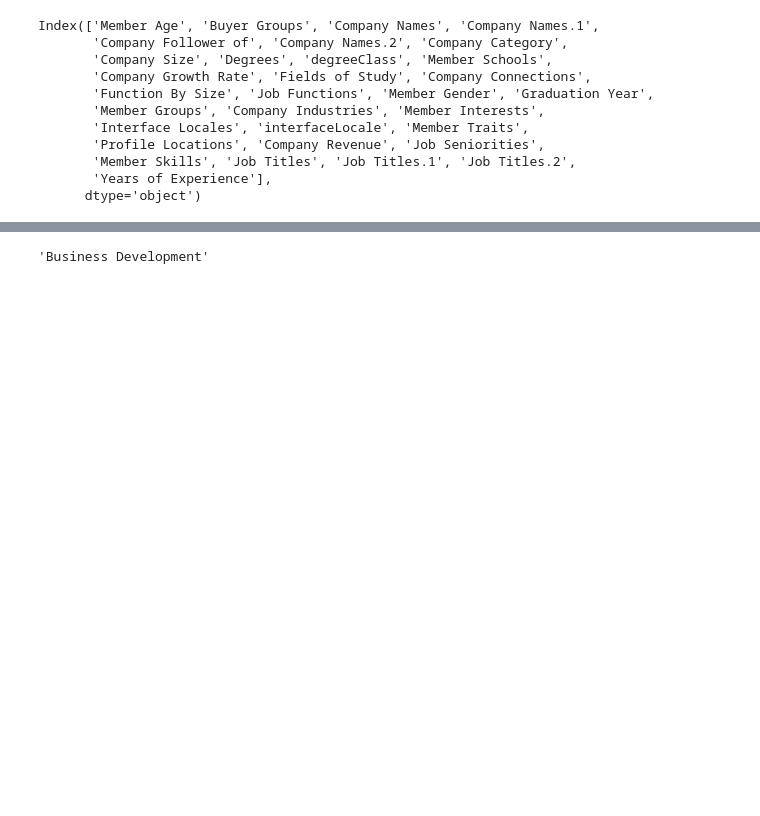
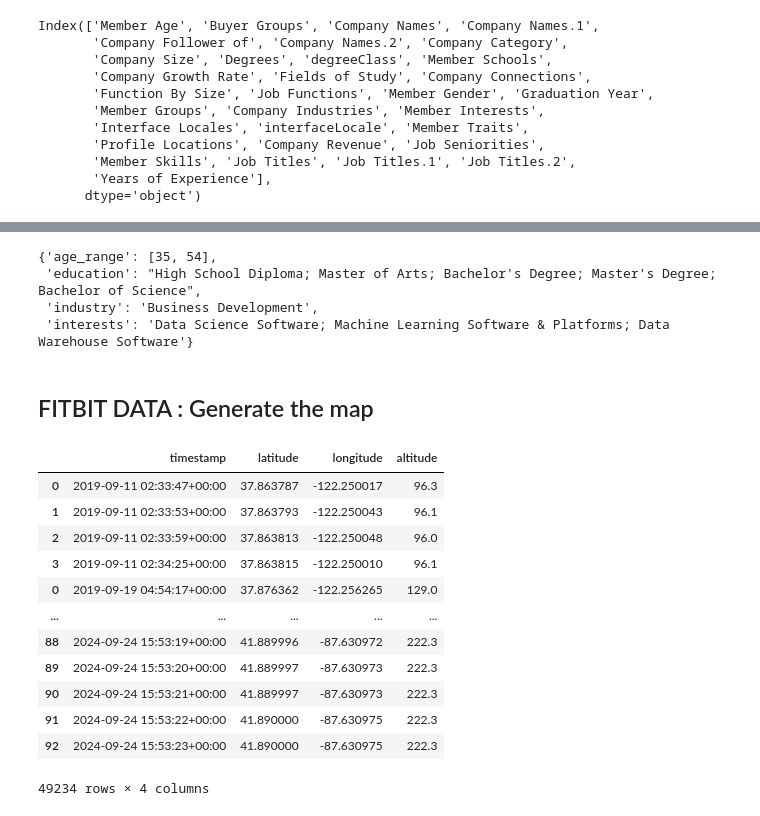
Before and after one commit to rammkripa/surveillance_hw1, a Jupyter notebook: SurveillanceAestheticsHw1.ipynb, the cells around one changed output, grey strips where cells are left out. Saved outputs shown, nothing was run; the diff lists cells and outputs as text; code cells hidden in the pictures; blank space fills up the shorter version.

```diff
--- a/SurveillanceAestheticsHw1.ipynb
+++ b/SurveillanceAestheticsHw1.ipynb
@@ -45,4 +40,14 @@ linkedin["Buyer Groups"][0]
-# %%
-linkedin["Job Functions"][0]
-# %% [output]
-'Business Development'
+# %%
+profiles['LinkedIn'] = {}
+profiles['LinkedIn']['age_range'] = [int(i) for i in linkedin["Member Age"][0].split(" to ")]
+profiles['LinkedIn']['education'] = linkedin["Degrees"][0]
+profiles['LinkedIn']['industry'] = linkedin["Job Functions"][0]
+profiles['LinkedIn']['interests'] = linkedin["Buyer Groups"][0]
+profiles['LinkedIn']
+# %% [output]
+{'age_range': [35, 54],
+ 'education': "High School Diploma; Master of Arts; Bachelor's Degree; Master's Degree; Bachelor of Science",
+ 'industry': 'Business Development',
+ 'interests': 'Data Science Software; Machine Learning Software & Platforms; Data Warehouse Software'}
+# %% [markdown]
+## FITBIT DATA : Generate the map
@@ -48,0 +71,16 @@ linkedin["Job Functions"][0]
+# %%
+df
+# %% [output]
+|  | timestamp | latitude | longitude | altitude |
+| 0 | 2019-09-11 02:33:47+00:00 | 37.863787 | -122.250017 | 96.3 |
+| 1 | 2019-09-11 02:33:53+00:00 | 37.863793 | -122.250043 | 96.1 |
+| 2 | 2019-09-11 02:33:59+00:00 | 37.863813 | -122.250048 | 96.0 |
+| 3 | 2019-09-11 02:34:25+00:00 | 37.863815 | -122.250010 | 96.1 |
+| 0 | 2019-09-19 04:54:17+00:00 | 37.876362 | -122.256265 | 129.0 |
+| ... | ... | ... | ... | ... |
+| 88 | 2024-09-24 15:53:19+00:00 | 41.889996 | -87.630972 | 222.3 |
+| 89 | 2024-09-24 15:53:20+00:00 | 41.889997 | -87.630973 | 222.3 |
+| 90 | 2024-09-24 15:53:21+00:00 | 41.889997 | -87.630973 | 222.3 |
+| 91 | 2024-09-24 15:53:22+00:00 | 41.890000 | -87.630975 | 222.3 |
+| 92 | 2024-09-24 15:53:23+00:00 | 41.890000 | -87.630975 | 222.3 |
+49234 rows × 4 columns
```
Also changed, not shown: parts of 12 cells of this notebook, 7 other files.
